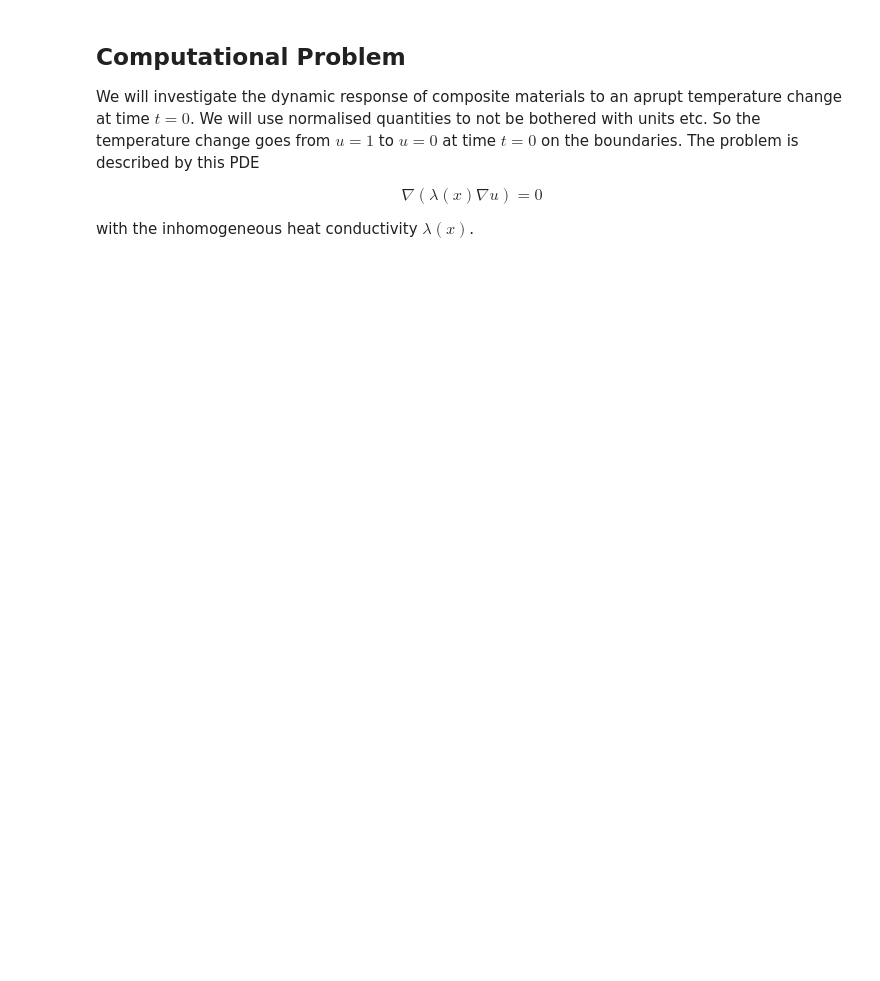
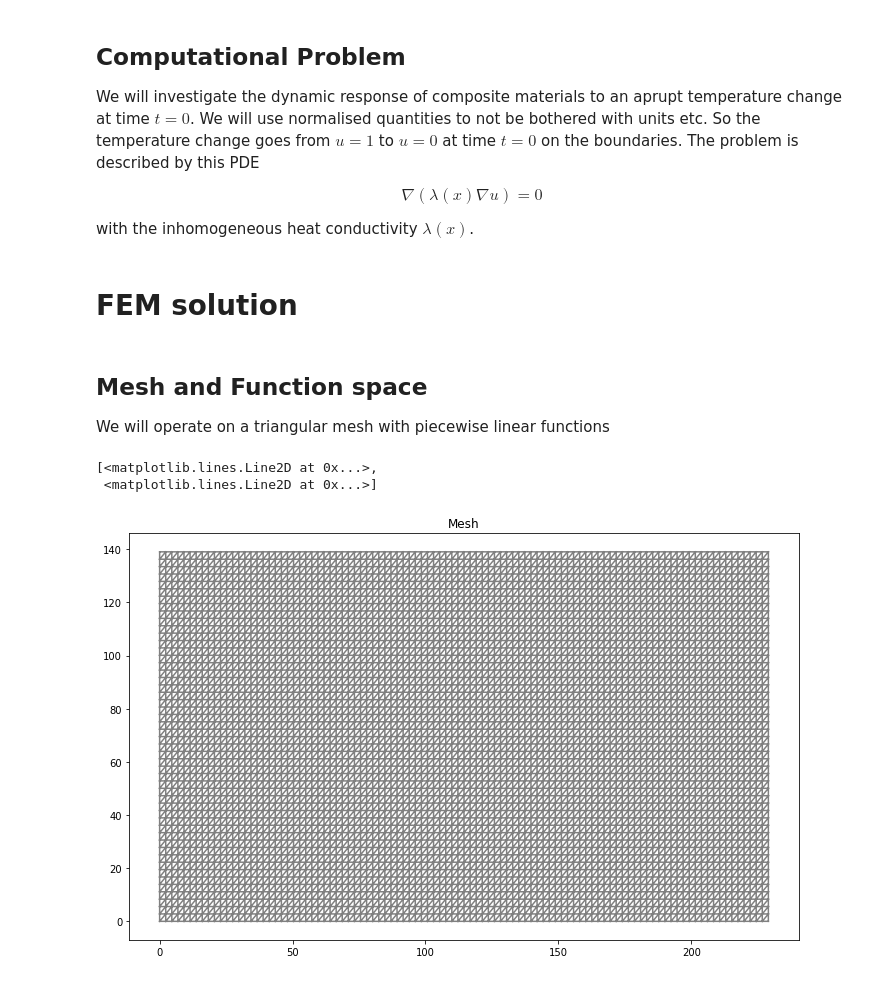
Before and after one commit to MaterialModelling/lab1, a Jupyter notebook: fem_composite.ipynb, the cells around one changed output. Saved outputs shown, nothing was run; the diff lists cells and outputs as text; code cells hidden in the pictures; blank space fills up the shorter version.

Commit message:
First version of FEM solution

```diff
--- a/fem_composite.ipynb
+++ b/fem_composite.ipynb
@@ -56,3 +82,21 @@ $$
 $$
 
 with the inhomogeneous heat conductivity $\lambda(x)$.
+# %% [markdown]
+# FEM solution
+# %% [markdown]
+## Mesh and Function space
+
+We will operate on a triangular mesh with piecewise linear functions
+# %%
+from dolfin import *;
+import matplotlib.pyplot as plt;
+
+mesh = RectangleMesh(Point(0.0,0.0),Point(229.,139.),100,50);
+V = FunctionSpace(mesh, "Lagrange", 1);
+plt.figure(figsize=(12,8));
+plot(mesh, title="Mesh");
+# %% [output]
+[<matplotlib.lines.Line2D at 0x...>,
+ <matplotlib.lines.Line2D at 0x...>]
+[figure, added]
```
Also changed, not shown: parts of 11 cells of this notebook, 1 other file.
